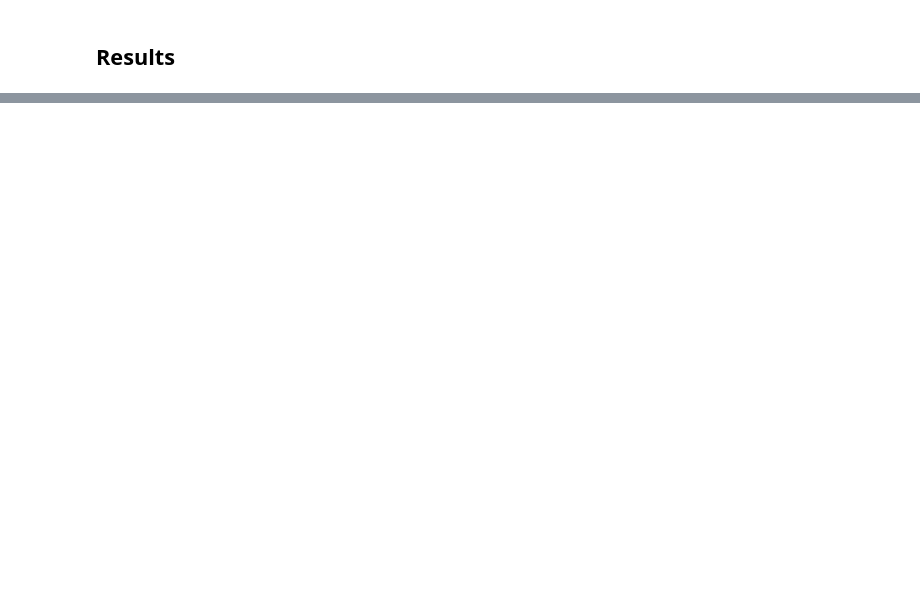
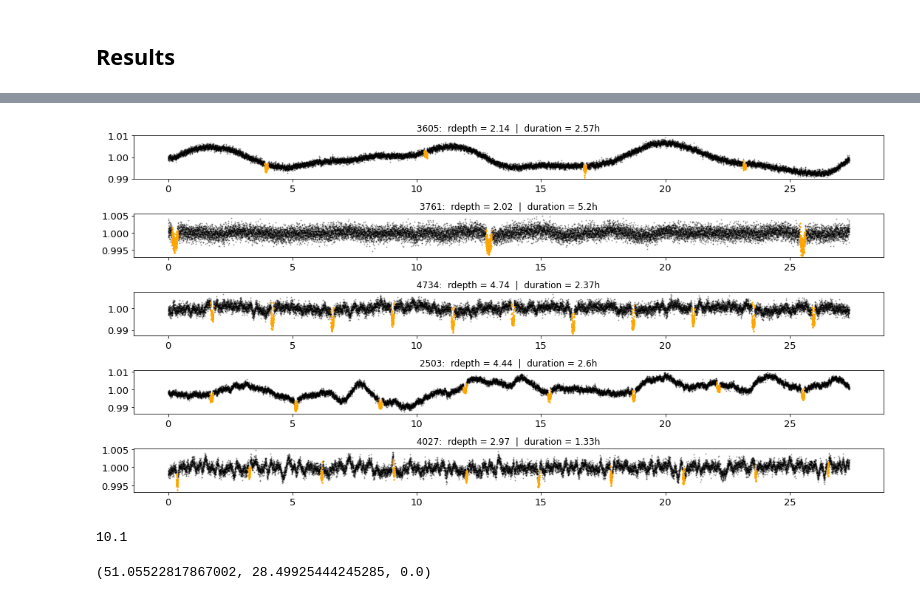
Before and after one commit to ykerus/transit-detection-rnn, a Jupyter notebook: experiments/single_planets.ipynb, the cells around one changed output, grey strips where cells are left out. Saved outputs shown, nothing was run; the diff lists cells and outputs as text; code cells hidden in the pictures; blank space fills up the shorter version.

```diff
--- a/experiments/single_planets.ipynb
+++ b/experiments/single_planets.ipynb
@@ -385,0 +493,22 @@ plt.show()
+# %%
+# rnn - bls
+n = 5
+s_ids = np.random.choice(Arnn_Bbls["AandB"], replace=False, size=n)
+plt.figure(figsize=(15,1.5*n))
+for i, s_id in enumerate(s_ids):
+    b = get_lc(s_id)
+    m = b["mask"]
+    time = np.arange(len(b["flux"])) * utils.min2day(2)
+    plt.subplot(n,1,i+1)
+    plt.title(f'{s_id}:  rdepth = {round(b["meta"]["planets"][0]["pl_ror"]**2/b["sigma"],2)}  |  '+
+              f'duration = {round(b["meta"]["sesaplanets"][0]["pl_duration"]*24,2)}h')
+    vis.plot(time[~m], b["flux"][~m], a=0.3)
+    vis.plot(time[m], b["flux"][m], c="orange", s=2)
+plt.tight_layout()
+plt.show()
+# %% [output]
+[figure, added]
+# %%
+(9.8 * 5 + 10.2 * 15 ) / 20
+# %% [output]
+10.1
@@ -385,0 +520,4 @@ plt.show()
+# %%
+mean, std, (mean - std).std()
+# %% [output]
+(51.05522817867002, 28.49925444245285, 0.0)
```
Also changed, not shown: parts of 17 cells of this notebook, 6 other files.
